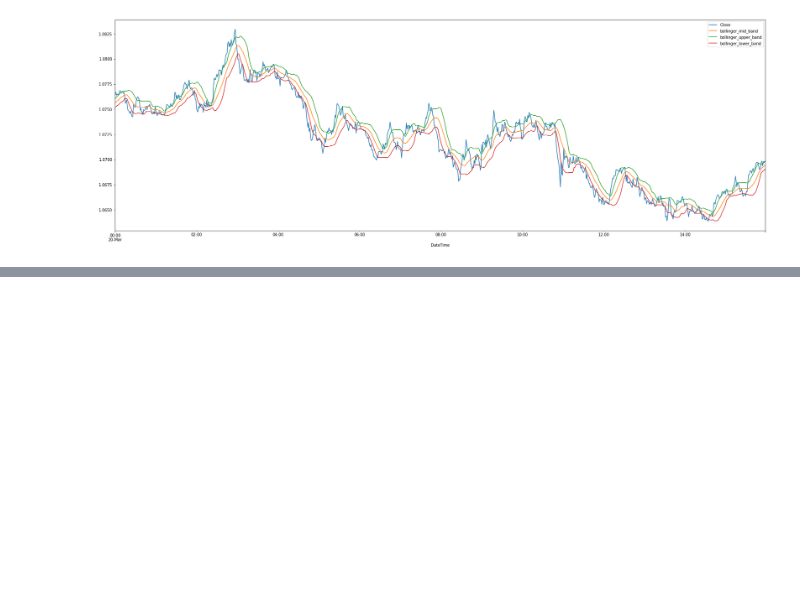
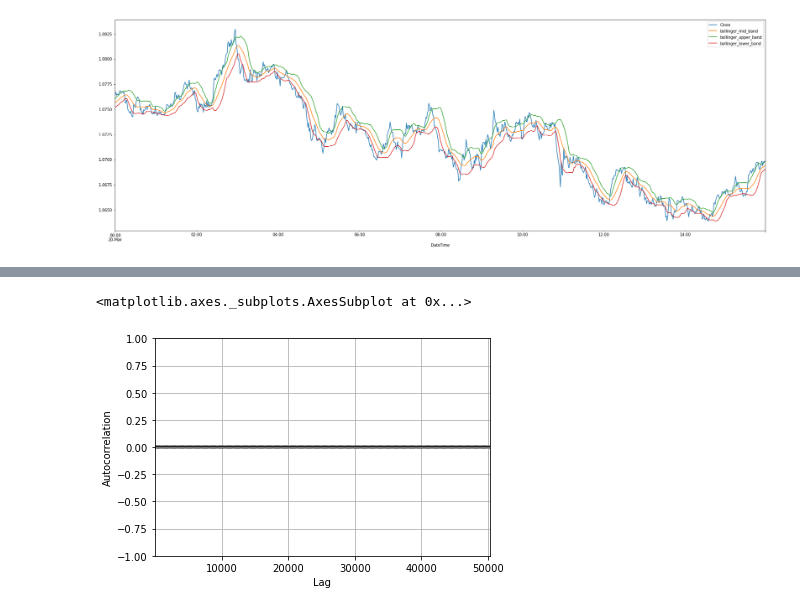
Before and after one commit to treyhunold/project_2, a Jupyter notebook: Travis/histories_plot_BOLINGER.ipynb, the cells around one changed output, grey strips where cells are left out. Saved outputs shown, nothing was run; the diff lists cells and outputs as text; code cells hidden in the pictures; blank space fills up the shorter version.

```diff
--- a/Travis/histories_plot_BOLINGER.ipynb
+++ b/Travis/histories_plot_BOLINGER.ipynb
@@ -142,0 +359,7 @@ TypeError: 'DatetimeIndex' object is not callable
+# %%
+# autocorrelation plot
+from pandas.plotting import autocorrelation_plot
+autocorrelation_plot(df.Diff)
+# %% [output]
+<matplotlib.axes._subplots.AxesSubplot at 0x...>
+[figure, added]
```
Also changed, not shown: parts of 26 cells of this notebook, 3 other files.
